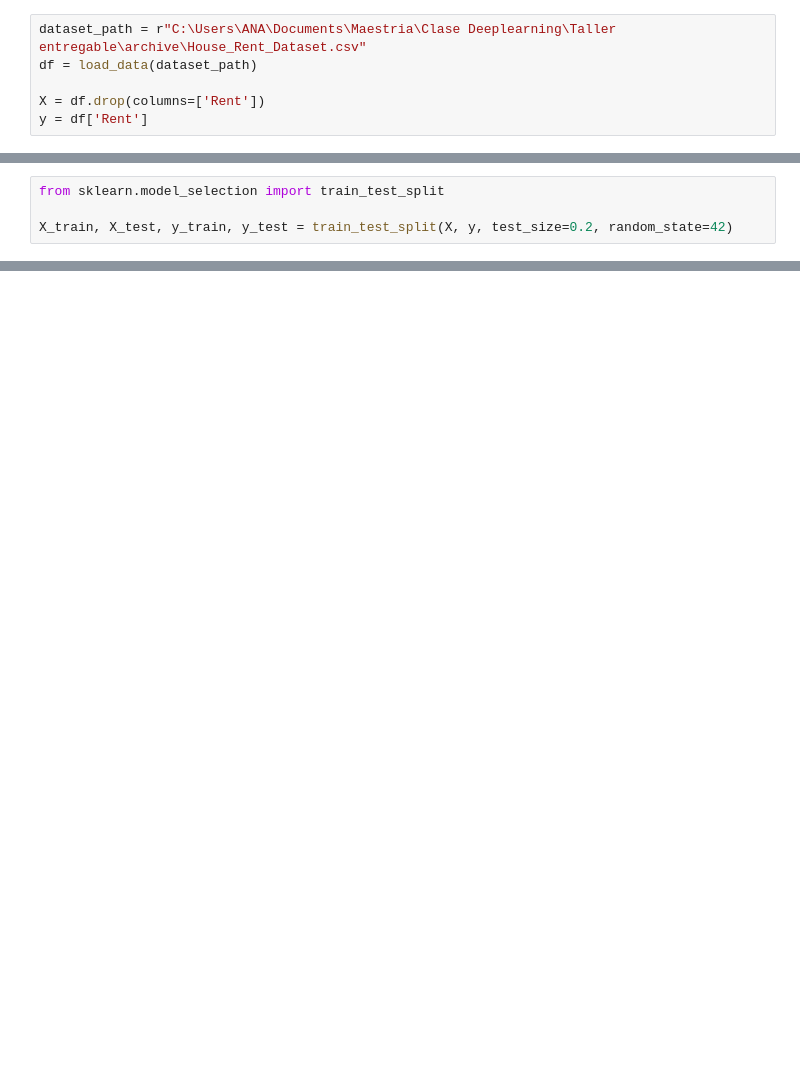
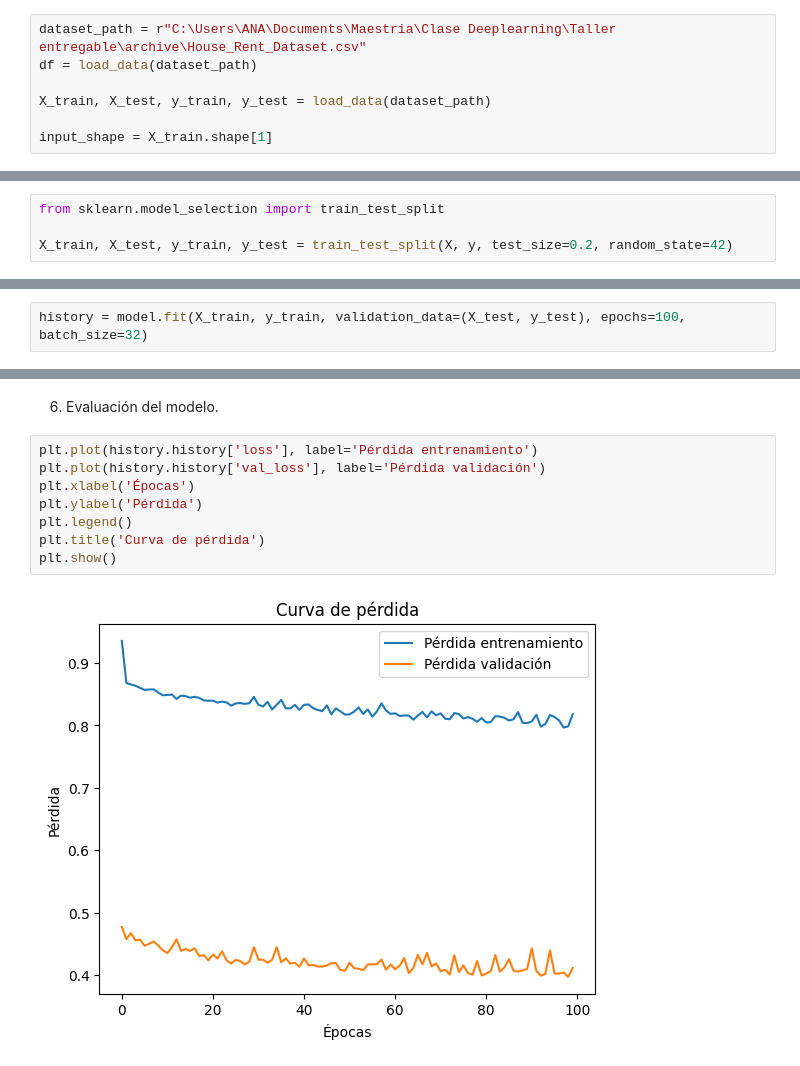
Before and after one commit to AnaOrtiz1414/Taller_prediction, a Jupyter notebook: notebooks/02_entrenamiento.ipynb, the cells around one changed output, grey strips where cells are left out. Drawn from its saved outputs; the diff is of its cells as text; blank space fills up the shorter version.

Commit message:
Mejoras en el modelo

```diff
--- a/notebooks/02_entrenamiento.ipynb
+++ b/notebooks/02_entrenamiento.ipynb
@@ -21,7 +31,8 @@ AttributeError: 'tuple' object has no attribute 'head'
 dataset_path = r"C:\Users\ANA\Documents\Maestria\Clase Deeplearning\Taller entregable\archive\House_Rent_Dataset.csv"
 df = load_data(dataset_path)
 
-X = df.drop(columns=['Rent'])
-y = df['Rent']
+X_train, X_test, y_train, y_test = load_data(dataset_path)
+
+input_shape = X_train.shape[1]
 # %% [output]
 Columnas disponibles en el dataset: ['Posted On', 'BHK', 'Rent', 'Size', 'Floor', 'Area Type', 'Area Locality', 'City', 'Furnishing Status', 'Tenant Preferred', 'Bathroom', 'Point of Contact']
@@ -48,0 +60,2 @@ NameError: name 'layers' is not defined
+# %%
+history = model.fit(X_train, y_train, validation_data=(X_test, y_test), epochs=100, batch_size=32)
@@ -48,0 +80,12 @@ NameError: name 'layers' is not defined
+# %% [markdown]
+6. Evaluación del modelo.
+# %%
+plt.plot(history.history['loss'], label='Pérdida entrenamiento')
+plt.plot(history.history['val_loss'], label='Pérdida validación')
+plt.xlabel('Épocas')
+plt.ylabel('Pérdida')
+plt.legend()
+plt.title('Curva de pérdida')
+plt.show()
+# %% [output]
+[figure, added]
```
Also changed, not shown: parts of 13 cells of this notebook, 7 other files.
